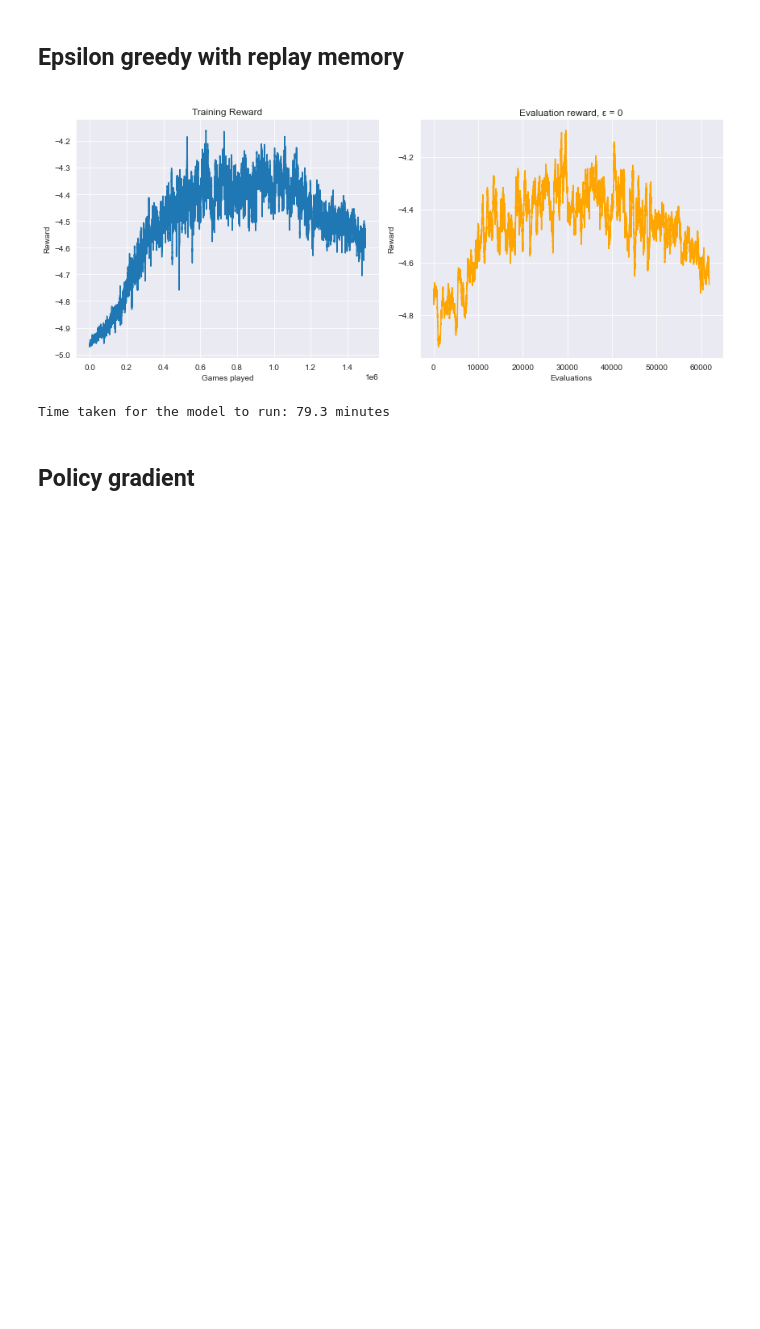
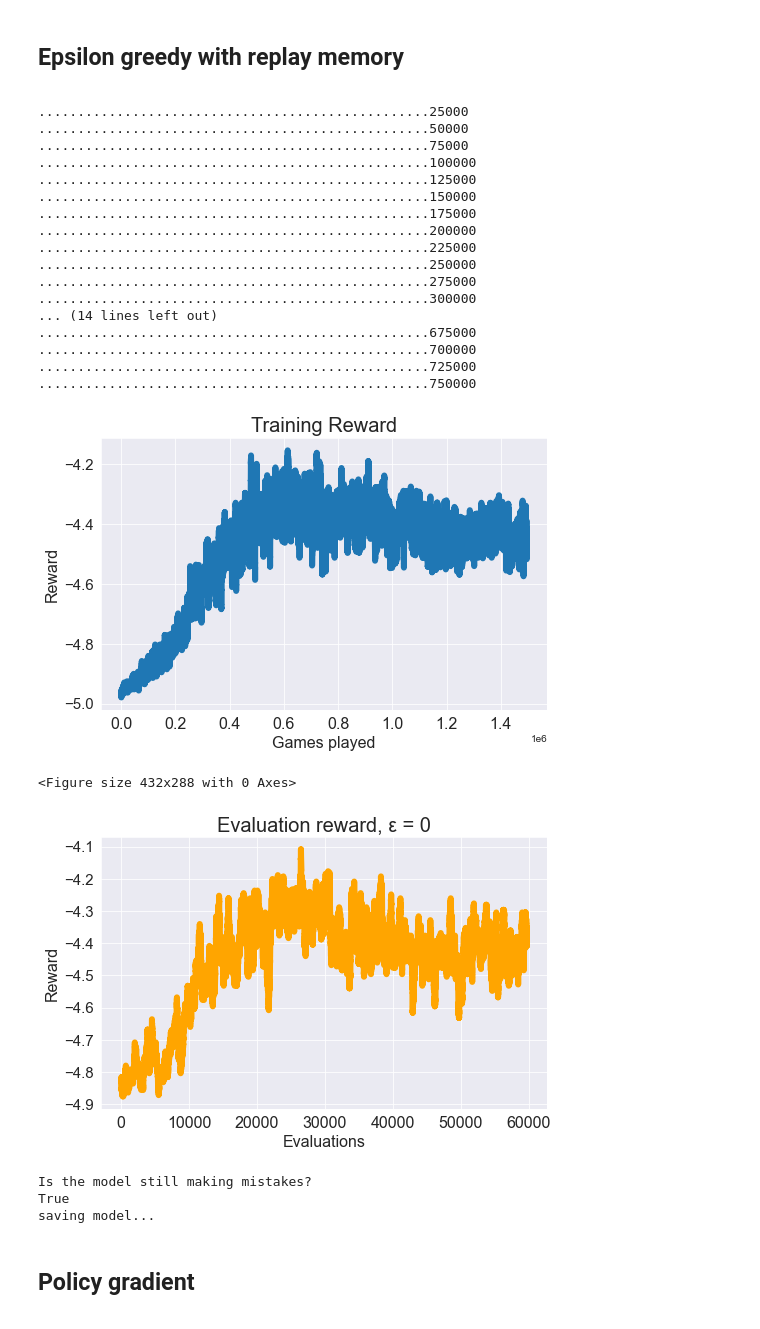
Before and after one commit to CharlieGaynor/Trumps, a Jupyter notebook: Summary.ipynb, the cells around one changed output. Cells and saved outputs as stored; diff of their text form; code cells hidden in the pictures; blank space fills up the shorter version.

```diff
--- a/Summary.ipynb
+++ b/Summary.ipynb
@@ -214,4 +249,8 @@ n_actions = env.action_space
 # %% [markdown]
 ## Epsilon greedy attempt 1
 <a id="epg13"></a>
+# %%
+env = tfc.SuperTrumps(num_cards=5)
+n_actions = env.action_space
+n_obs = env.observation_space[0]
 # %%
@@ -233,19 +294,40 @@ Time taken for the model to run: 73.4 minutes
 
 <a id="epg23"></a>
 # %%
-# eg2_agent = eg2_model(n_obs, n_actions)
-# model = eg2_runner(eg2_agent, env, num_updates=750000, lr=1e-3, min_epsilon=0.01)
-# train_model(model, True, save=True)
+eg2_agent = eg2_model(n_obs, n_actions)
+model = eg2_runner(eg2_agent, env, num_updates=750000, lr=1e-3, min_epsilon=0.01)
+train_model(model, True, save=True)
 
-with open('models/epsilon_greedy_2_model', 'rb') as f:
-    eg2_model = pickle.load(f)
+# with open('models/epsilon_greedy_2_model', 'rb') as f:
+#     eg2_model = pickle.load(f)
 
-plot_both_graphs(eg2_model.sum_rewards, eg2_model.scores)
+# plot_both_graphs(eg2_model.sum_rewards, eg2_model.scores)
 
-print('Time taken for the model to run: 79.3 minutes')
+# print('Time taken for the model to run: 79.3 minutes')
 # %% [output]
+..................................................25000
+..................................................50000
+..................................................75000
+..................................................100000
+..................................................125000
+..................................................150000
+..................................................175000
+..................................................200000
+..................................................225000
+..................................................250000
+..................................................275000
+..................................................300000
+... (14 lines left out)
+..................................................675000
+..................................................700000
+..................................................725000
+..................................................750000
-[figure, old version]
+[figure, new version]
-Time taken for the model to run: 79.3 minutes
+<Figure size 432x288 with 0 Axes>
+[figure, added]
+Is the model still making mistakes?
+True
+saving model...
 # %% [markdown]
 ## Policy gradient
 
```
Also changed, not shown: parts of 34 cells of this notebook.
